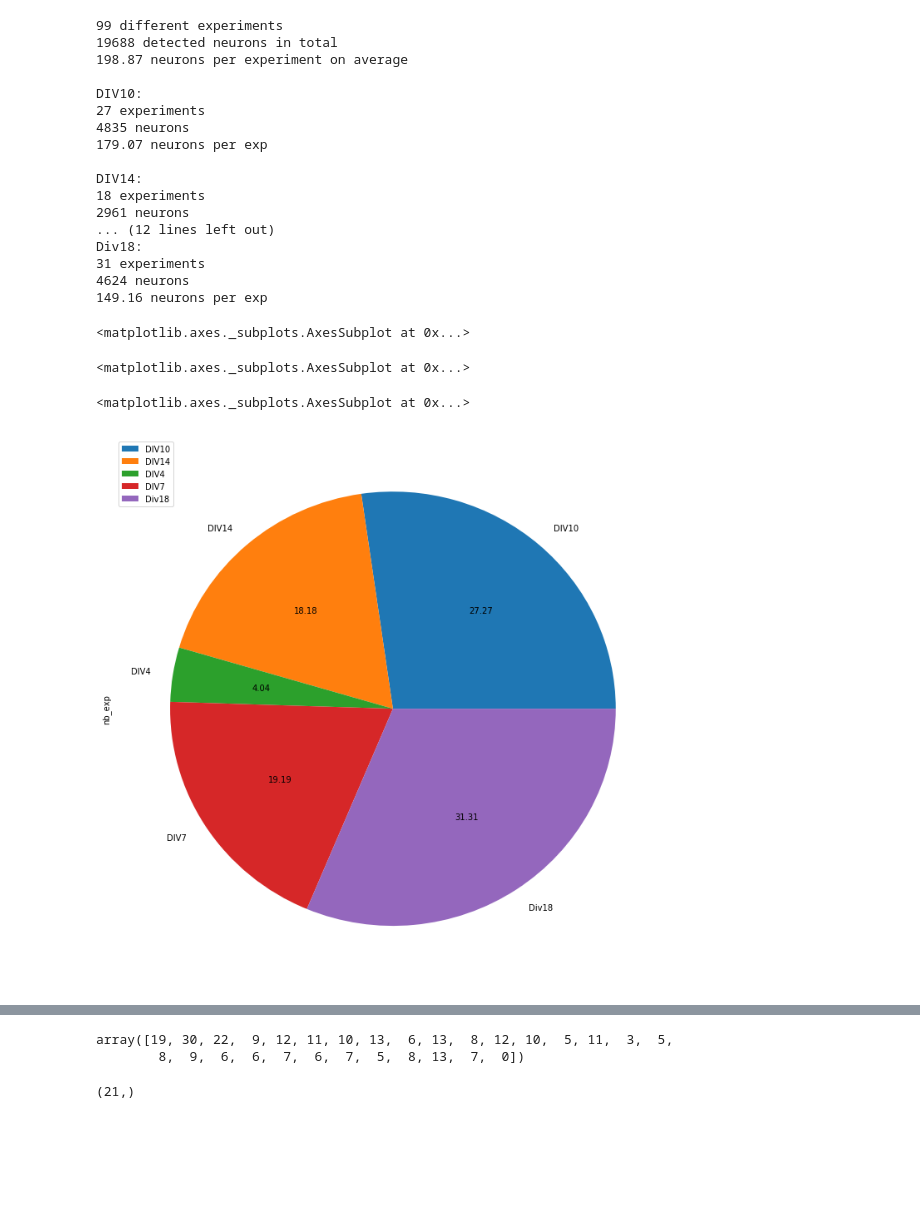
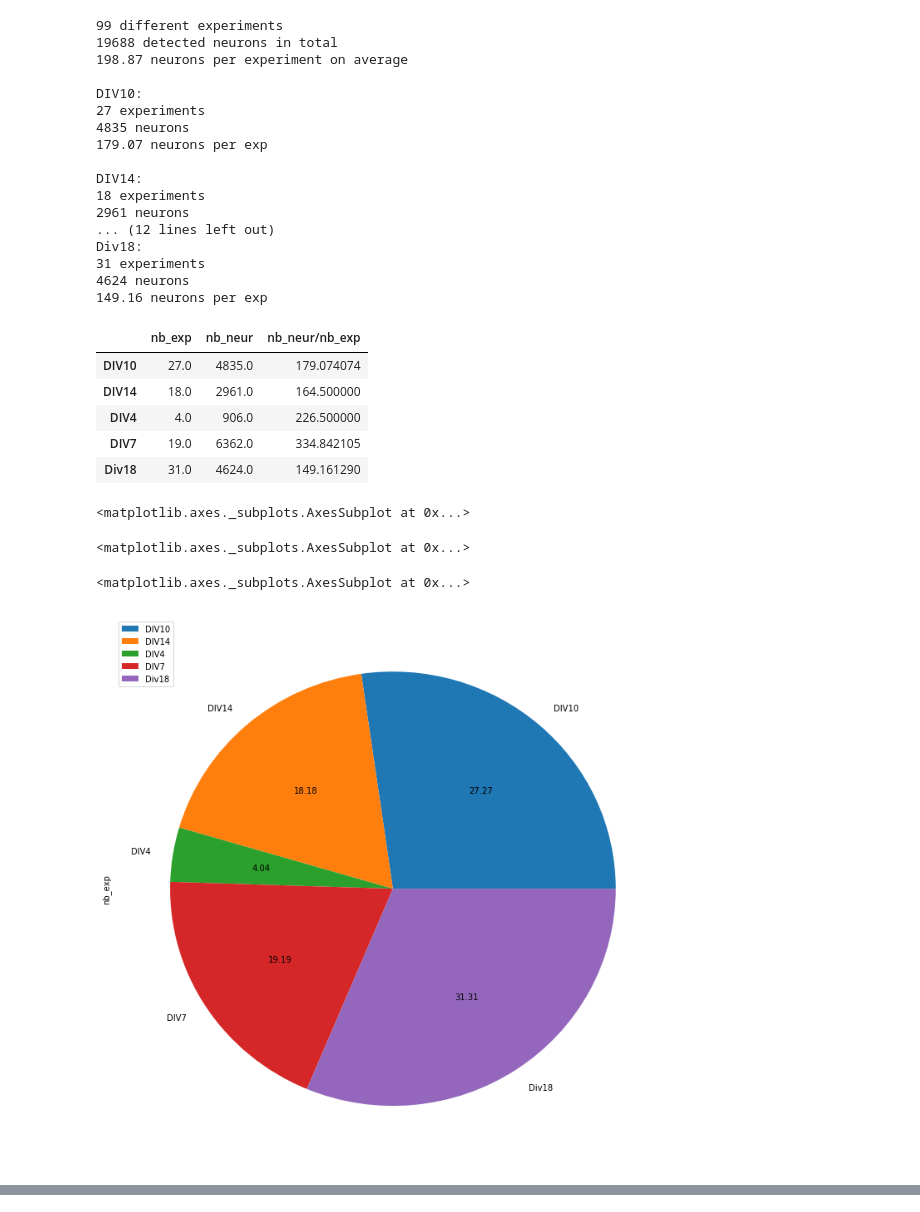
Before and after one commit to vuillaut/neuronDetector, a Jupyter notebook: scripts/analyse_csv.ipynb, the cells around one changed output, grey strips where cells are left out. Cells and saved outputs as stored; diff of their text form; code cells hidden in the pictures; blank space fills up the shorter version.

```diff
--- a/scripts/analyse_csv.ipynb
+++ b/scripts/analyse_csv.ipynb
@@ -162,7 +101,7 @@ display(gaers_stats.plot.pie(y='nb_neur/nb_exp', figsize=(12,12), autopct='%.2f'
 [figure]
 [figure]
 # %%
-wistar_stats = print_stats(wistar)
+wistar_stats = neuron.print_stats(wistar)
 # %% [output]
 99 different experiments
 19688 detected neurons in total
@@ -182,10 +121,19 @@ Div18:
 4624 neurons
 149.16 neurons per exp
 # %%
+# Summary :
+display(wistar_stats)
+
 display(wistar_stats.plot.pie(y='nb_exp', figsize=(12,12), autopct='%.2f'))
 display(wistar_stats.plot.pie(y='nb_neur', figsize=(12,12), autopct='%.2f'))
 display(wistar_stats.plot.pie(y='nb_neur/nb_exp', figsize=(12,12), autopct='%.2f'))
 # %% [output]
+|  | nb_exp | nb_neur | nb_neur/nb_exp |
+| DIV10 | 27.0 | 4835.0 | 179.074074 |
+| DIV14 | 18.0 | 2961.0 | 164.500000 |
+| DIV4 | 4.0 | 906.0 | 226.500000 |
+| DIV7 | 19.0 | 6362.0 | 334.842105 |
+| Div18 | 31.0 | 4624.0 | 149.161290 |
 <matplotlib.axes._subplots.AxesSubplot at 0x...>
 <matplotlib.axes._subplots.AxesSubplot at 0x...>
 <matplotlib.axes._subplots.AxesSubplot at 0x...>
@@ -197,5 +142,0 @@ gaers_exps = set(gaers.experiment)
-# %%
-get_peak_hist(gaers[gaers.experiment==list(gaers_exps)[0]])
-# %% [output]
-array([19, 30, 22,  9, 12, 11, 10, 13,  6, 13,  8, 12, 10,  5, 11,  3,  5,
-        8,  9,  6,  6,  7,  6,  7,  5,  8, 13,  7,  0])
@@ -207,4 +142,0 @@ for exp in gaers_exps:
-# %%
-np.sum([gaers_hist_dict[g] for g in gaers_hist_dict if 'DIV4' in g], axis=1).shape
-# %% [output]
-(21,)
```
Also changed, not shown: parts of 28 cells of this notebook, 1 other file.
